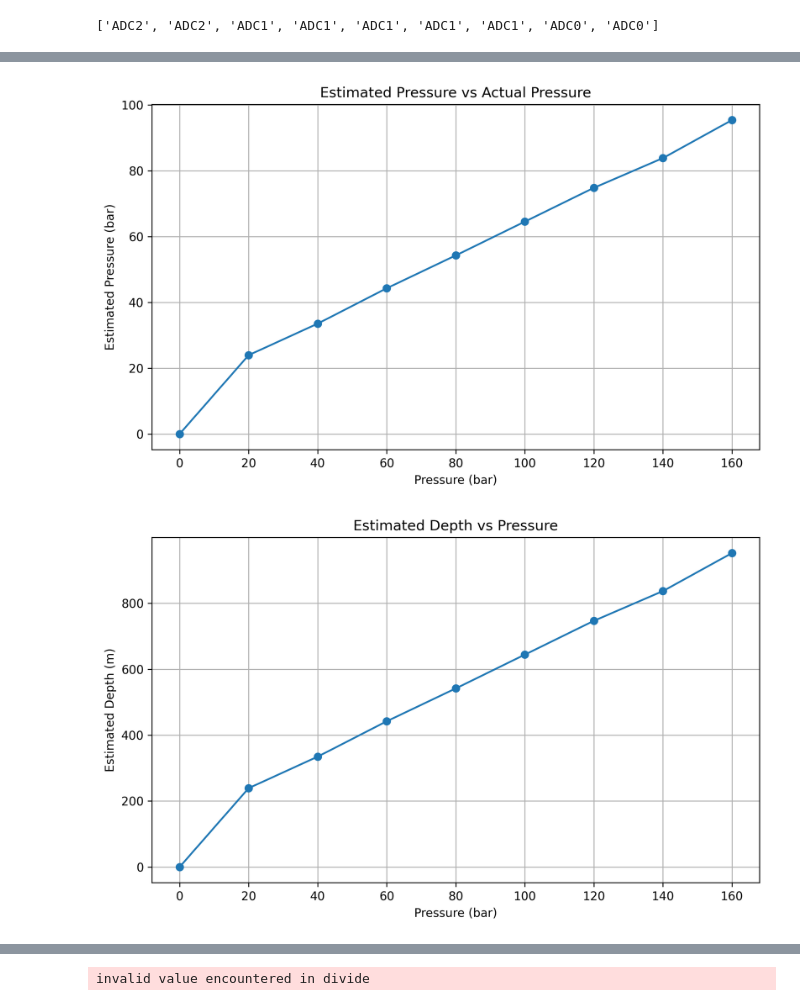
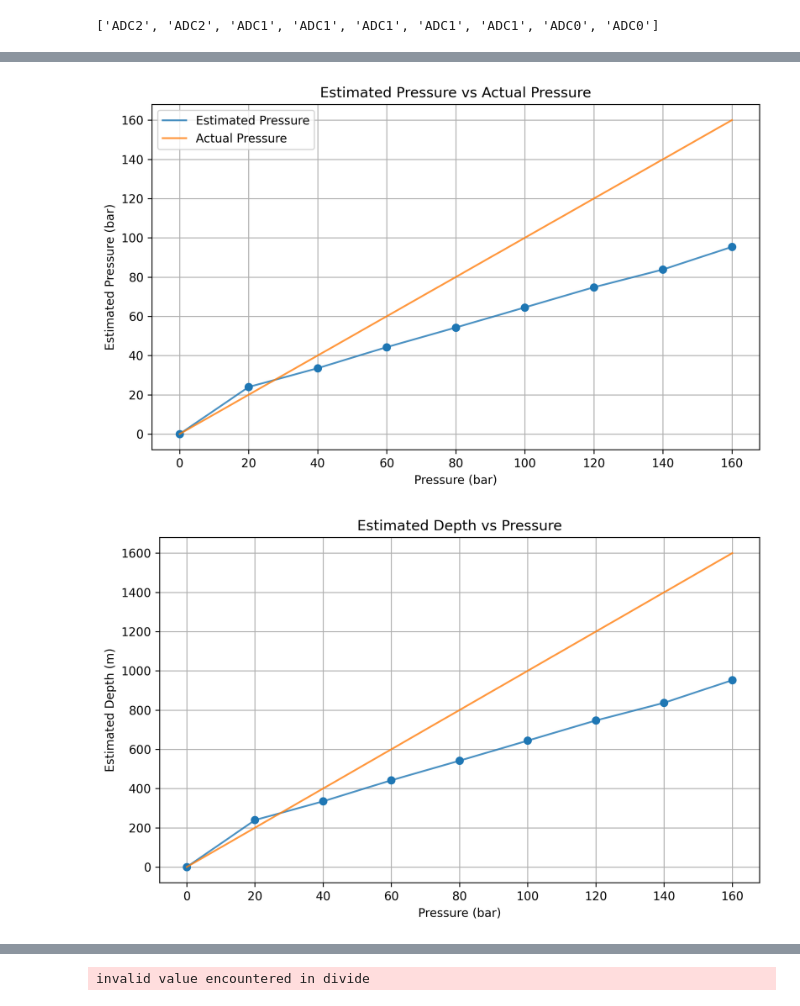
Before and after one commit to nekrutnikolai/depth_sensor, a Jupyter notebook: DepthSensorJonathanAnalysis.ipynb, the cells around one changed output, grey strips where cells are left out. Cells and saved outputs as stored; diff of their text form; code cells hidden in the pictures.

```diff
--- a/DepthSensorJonathanAnalysis.ipynb
+++ b/DepthSensorJonathanAnalysis.ipynb
@@ -583,16 +650,16 @@ for i, ch in enumerate(['ADC0', 'ADC1', 'ADC2']):
     z_min, z_max = distance_ranges[ch]
     sim_mask = (z_range >= z_min) & (z_range <= z_max)
 
-    plt.plot(z_range[sim_mask], adc_sim[ch][sim_mask], '--', label=f'{ch} Simulated', alpha=0.6, color=colors[i])
-    plt.plot(distance_data[ch], adc_data[ch], 'o', label=f'{ch} Experimental', color=colors[i])
+    plt.plot(z_range[sim_mask], adc_sim[ch][sim_mask], '--', label=f'{ch} Simulated', alpha=0.8, color=colors[i])
+    plt.plot(distance_data[ch], adc_data[ch], 'o', color=colors[i])
 
-plt.title('Magnetostatics Model Fit to Experimental ADC Measurements')
+plt.title('Magnetostatics Fit to ADC Values vs Distance')
 # plt.legend(title="R²:\nADC0 = 0.9978\nADC1 = 0.9934\nADC2 = 0.9912")
 # Place R² values in the plot (adjust coordinates as needed)
-plt.text(2, 3200,  f"ADC2  R² = {r2_values['ADC2']:.4f}", color='C2')
-plt.text(14, 3200, f"ADC1  R² = {r2_values['ADC1']:.4f}", color='C1')
+plt.text(6.5, 2400,  f"ADC2  R² = {r2_values['ADC2']:.4f}", color='C2')
+plt.text(18.5, 2400, f"ADC1  R² = {r2_values['ADC1']:.4f}", color='C1')
 plt.text(26, 3200, f"ADC0  R² = {r2_values['ADC0']:.4f}", color='C0')
-plt.xlabel('Magnet z-position [mm]')
+plt.xlabel('Magnet x-position [mm]')
 plt.ylabel('ADC Value')
 plt.grid(True)
 plt.legend()
@@ -897,25 +964,37 @@ estimated_depth_m = [((z - initial_z) / 1000) * 4.47 * 10 ** 4 for z in estimate
 # estimated_pressure_bar = [Pa / 100000 for Pa in estimated_pressure_Pa]
 
 plt.figure(figsize=(8, 5), dpi=300)
-plt.plot(binned['Pressure'], estimated_z, marker='o')
-plt.title('Estimated Magnet z-Position vs Pressure')
+plt.plot(binned['Pressure'], estimated_z, alpha=0.6, color = 'C0')
+plt.plot(binned['Pressure'], estimated_z, 'o', color = 'C0')
+plt.title('Estimated Magnet x-Position vs Pressure')
 plt.xlabel('Pressure (bar)')
-plt.ylabel('Estimated z-position [mm]')
+plt.ylabel('Estimated x-position [mm]')
 plt.grid(True)
 plt.tight_layout()
 plt.show()
 
 plt.figure(figsize=(8, 5), dpi=300)
-plt.plot(binned['Pressure'], estimated_pressure_bar, marker='o')
+
+# Plot estimated pressure
+plt.plot(binned['Pressure'], estimated_pressure_bar, alpha=0.8, color='C0', label='Estimated Pressure')
+plt.plot(binned['Pressure'], estimated_pressure_bar, 'o', color='C0')
+
+# Plot reference line
+plt.plot(binned['Pressure'], binned['Pressure'], alpha=0.8, color='C1', label='Actual Pressure')
+
+# Labels and legend
 plt.title('Estimated Pressure vs Actual Pressure')
 plt.xlabel('Pressure (bar)')
 plt.ylabel('Estimated Pressure (bar)')
 plt.grid(True)
+plt.legend()
 plt.tight_layout()
 plt.show()
 
 plt.figure(figsize=(8, 5), dpi=300)
-plt.plot(binned['Pressure'], estimated_depth_m, marker='o')
+plt.plot(binned['Pressure'], estimated_depth_m, alpha=0.8, color = 'C0', label='Estimated Depth')
+plt.plot(binned['Pressure'], estimated_depth_m, 'o', color = 'C0')
+plt.plot(binned['Pressure'], binned['Pressure']*10, alpha=0.8, color='C1', label='Actual Depth')
 plt.title('Estimated Depth vs Pressure')
 plt.xlabel('Pressure (bar)')
 plt.ylabel('Estimated Depth (m)')
@@ -927,2 +1006,2 @@ plt.show()
-[figure, old version]
+[figure, new version]
-[figure, old version]
+[figure, new version]
```
Also changed, not shown: parts of 7 cells of this notebook, 15 other files.
